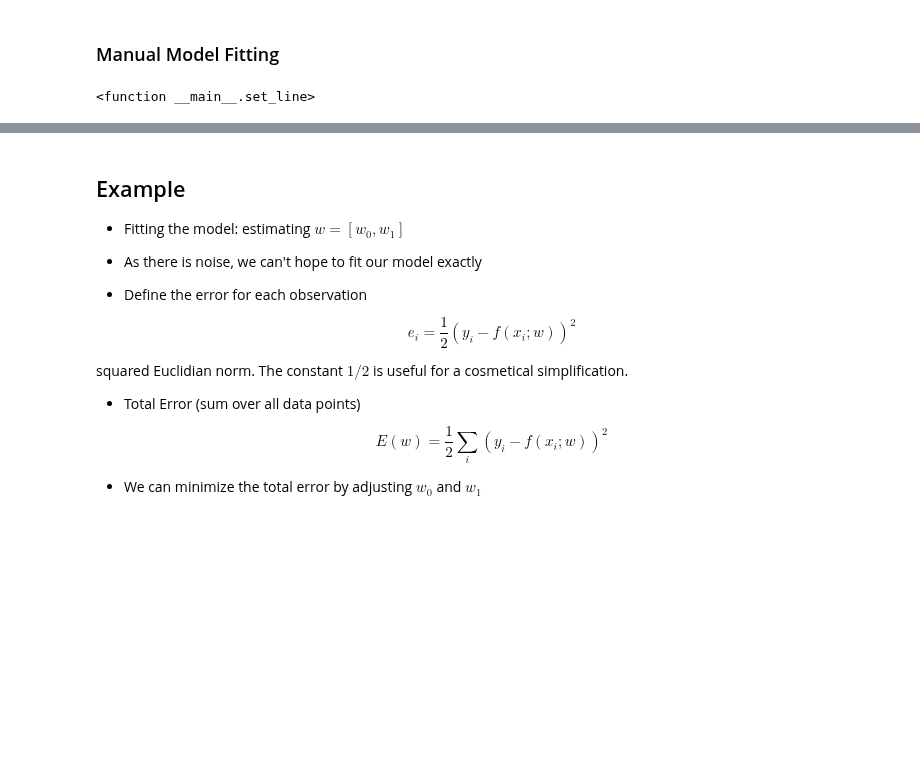
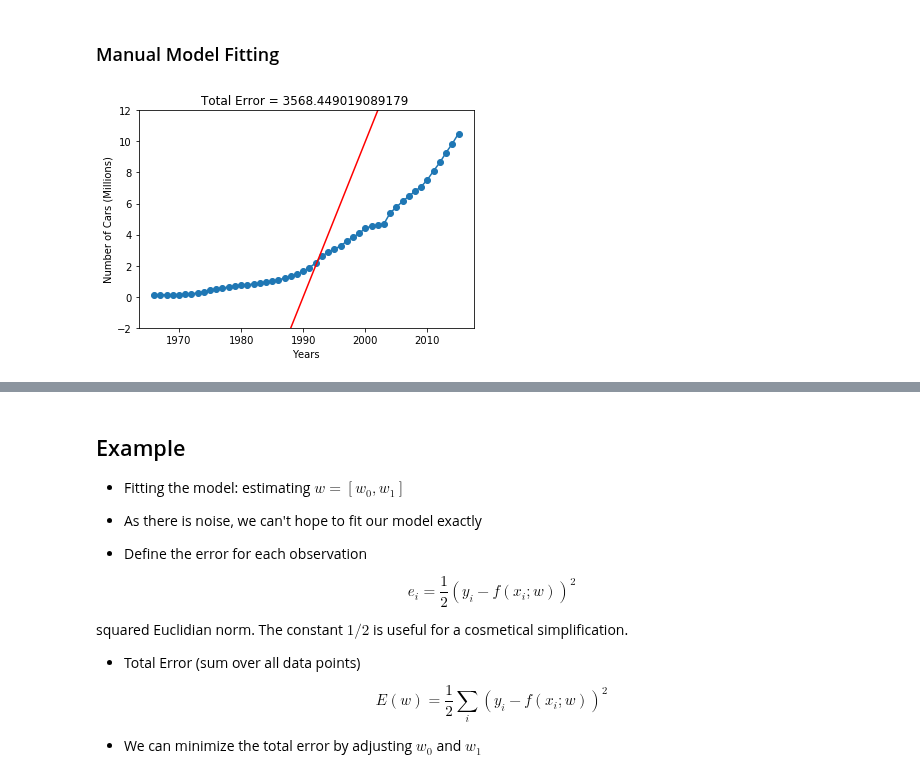
Before and after one commit to atcemgil/notes, a Jupyter notebook: Regression.ipynb, the cells around one changed output, grey strips where cells are left out. Drawn from its saved outputs; the diff is of its cells as text; code cells hidden in the pictures; blank space fills up the shorter version.

```diff
--- a/Regression.ipynb
+++ b/Regression.ipynb
@@ -128,32 +242,32 @@ from IPython.display import clear_output, display, HTML
 
 w_0 = 0.27150786
 w_1 = 0.37332256
 
 BaseYear = 1995
 x = np.matrix(df_arac.Year[0:]).T-BaseYear
 y = np.matrix(df_arac.Car[0:]).T/1000000.
 
 fig, ax = plt.subplots()
 
 f = w_1*x + w_0
 plt.plot(x+BaseYear, y, 'o-')
 ln, = plt.plot(x+BaseYear, f, 'r')
 
 
 plt.xlabel('Years')
 plt.ylabel('Number of Cars (Millions)')
 ax.set_ylim((-2,12))
 plt.close(fig)
 
 def set_line(w_1, w_0):
 
     f = w_1*x + w_0
     e = y - f
 
     ln.set_ydata(f)
     ax.set_title('Total Error = {} '.format(np.asscalar(e.T*e/2)))
     display(fig)
 
-interact(set_line, w_1=(-2, 2, 0.01), w_0=(-5, 5, 0.01))
+set_line(1,5)
 # %% [output]
-<function __main__.set_line>
+[figure, added]
```
Also changed, not shown: parts of 21 cells of this notebook, 6 other files.
